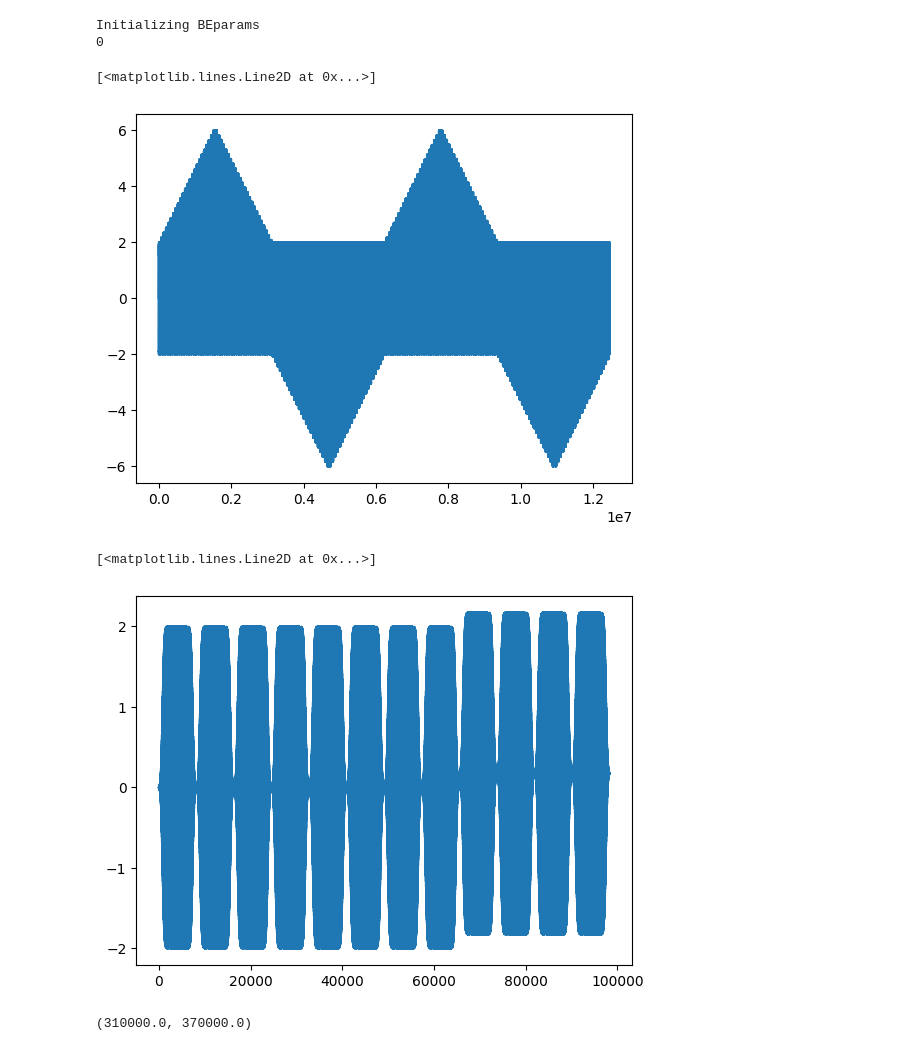
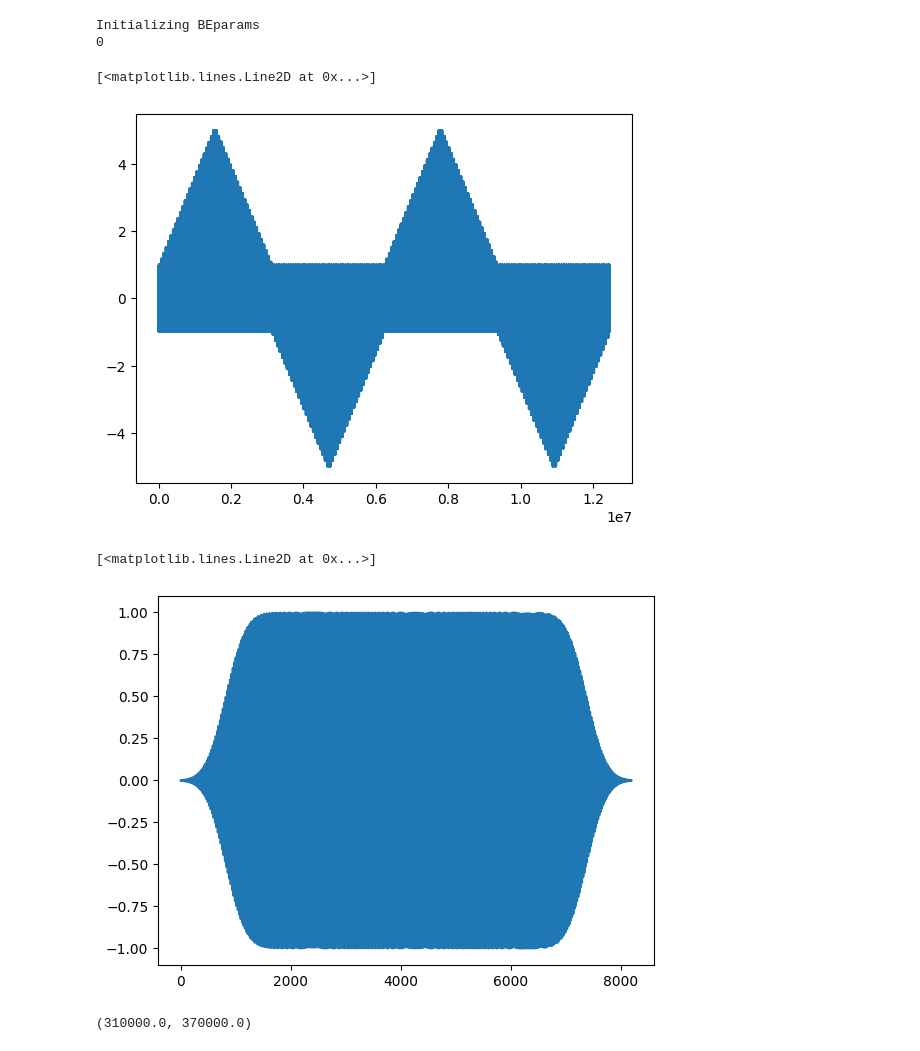
Before and after one commit to m3-learning/BandExcitation, a Jupyter notebook: testing/single_point_SS.ipynb, the cells around one changed output. Cells and saved outputs as stored; diff of their text form; code cells hidden in the pictures.

```diff
--- a/testing/single_point_SS.ipynb
+++ b/testing/single_point_SS.ipynb
@@ -11,14 +11,15 @@ beparms = BEMeasurement(spectroscopic_min_voltage=-4,
                    spectroscopic_max_voltage=4,
                    BE_rep=4,
                    BE_time = 1e-3,
-                   BE_ampl = 2,
+                   BE_ampl = 1,
                    AI_sample_rate=1e6,
-                   BE_ppw = 2**15//4,
+                   BE_ppw = 2**13,
                    BE_center_freq = 340e3,
                    BE_bandwidth = 60e3,
-                   BE_num_bins = 200,
+                   BE_num_bins = 156,
                    AI_photodiode_vertical_range=1,
-                   AI_AWG_channel_num=1
+                   AI_AWG_channel_num=1,
+                   BE_smoothing = 125
                   )
 # %% [output]
 Initializing BEparams
@@ -27,10 +28,10 @@ Initializing BEparams
 plt.plot(beparms.be_spectroscopy.cantilever_excitation_waveform)
 # %% [output]
 [<matplotlib.lines.Line2D at 0x...>]
-[figure, old version]
+[figure, new version]
 # %%
-plt.plot(beparms.be_spectroscopy.cantilever_excitation_waveform[0:beparms.BE_ppw*beparms.BE_rep*3])
+plt.plot(beparms.be_spectroscopy.cantilever_excitation_waveform[0:beparms.BE_ppw])
 # %% [output]
 [<matplotlib.lines.Line2D at 0x...>]
-[figure, old version]
+[figure, new version]
 # %%
```
Also changed, not shown: parts of 9 cells of this notebook.
